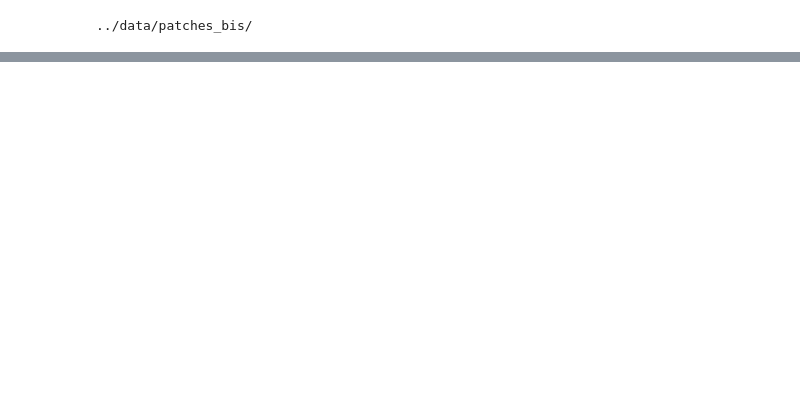
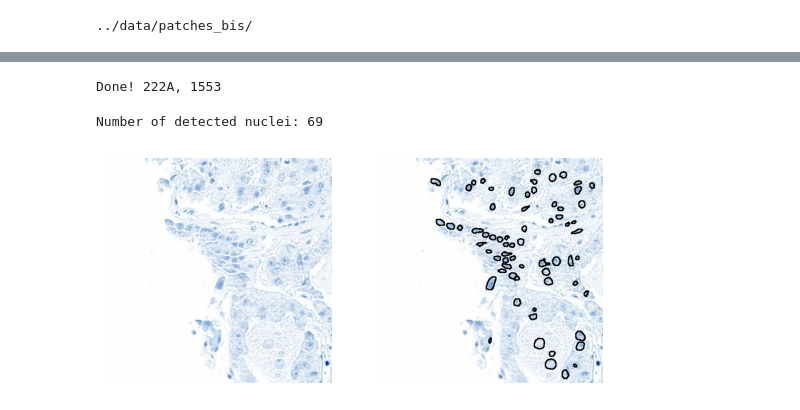
Before and after one commit to aymenSadraoui/ML-Model-Integrating-Computational-Pathology-to-Predict-Early-Recurrence-of-HCC, a Jupyter notebook: notebooks/STEP4_detect_nucleus.ipynb, the cells around one changed output, grey strips where cells are left out. Cells and saved outputs as stored; diff of their text form; code cells hidden in the pictures; blank space fills up the shorter version.

Commit message:
update nucleus features extraction

```diff
--- a/notebooks/STEP4_detect_nucleus.ipynb
+++ b/notebooks/STEP4_detect_nucleus.ipynb
@@ -159,0 +54,4 @@ Error in 231904 231904: [Errno 2] No such file or directory: '/workspace/ML-Mode
+# %%
+model = NucleusInstanceSegmentor(
+    pretrained_model="hovernet_fast-pannuke", batch_size=256
+)
@@ -159,0 +60,69 @@ Error in 231904 231904: [Errno 2] No such file or directory: '/workspace/ML-Mode
+# %%
+y_harmonic = y_har_preds.numpy()
+images = []
+for j in tqdm(range(len(y_har_preds))):
+    x, y, p = coords_x[j], coords_y[j], y_harmonic[j]
+    if p != 0:
+        try:
+            patch = f"patch_x_{x}_y_{y}.jpg"
+            im = plt.imread(f"{patches_bis_path}{slide_name}/{patch}")
+            V = vectorize(im)
+            N, M, _ = im.shape
+            H0 = np.maximum((pinv(Wgt) @ V), 0)
+
+            im_He = getHstain(V, Wgt, H0, Lambda, pga, poids, n=im.shape[0])
+            plt.imsave(
+                f"../data/patches_He/{slide_name}/{patch.replace('.', '_He.')}", im_He
+            )
+            images.append(
+                f"../data/patches_He/{slide_name}/{patch.replace('.', '_He.')}"
+            )
+        except Exception as e:
+            print(f"Error in {x} {y}: {e}")
+            continue
+
+save_dir = "../checkpoints/nucleus_dats"
+images.sort()
+tile_output = model.predict(
+    images,
+    mode="tile",
+    save_dir=save_dir + f"/{slide_name}",
+    device=device,
+    crash_on_exception=True,
+)
+print(f"Done! {slide_name}, {len(tile_output)}")
+# %% [output]
+Done! 222A, 1553
+# %%
+# defining the coloring dictionary: a dictionary that specifies a color to each class {type_id : (type_name, colour)}
+color_dict = {
+    0: ("neoplastic epithelial", (0, 0, 0)),
+    1: ("Inflammatory", (0, 0, 0)),
+    2: ("Connective", (0, 0, 0)),
+    3: ("Dead", (0, 0, 0)),
+    4: ("non-neoplastic epithelial", (0, 0, 0)),
+    5: ("  ", (0, 0, 0)),
+}
+# %%
+import joblib
+from tiatoolbox.utils.visualization import overlay_prediction_contours
+
+tile_preds = joblib.load(f"{tile_output[100][1]}.dat")
+print("Number of detected nuclei: {}".format(len(tile_preds)))
+
+# Create the overlay image
+overlaid_predictions = overlay_prediction_contours(
+    canvas=plt.imread(tile_output[100][0]),
+    inst_dict=tile_preds,
+    draw_dot=False,
+    type_colours=color_dict,
+    line_thickness=2,
+)
+
+# showing processed results alongside the original images
+fig = plt.figure()
+ax1 = plt.subplot(1, 2, 1), plt.imshow(plt.imread(tile_output[100][0])), plt.axis("off")
+ax2 = plt.subplot(1, 2, 2), plt.imshow(overlaid_predictions), plt.axis("off")
+# %% [output]
+Number of detected nuclei: 69
+[figure, added]
```
Also changed, not shown: parts of 11 cells of this notebook.
